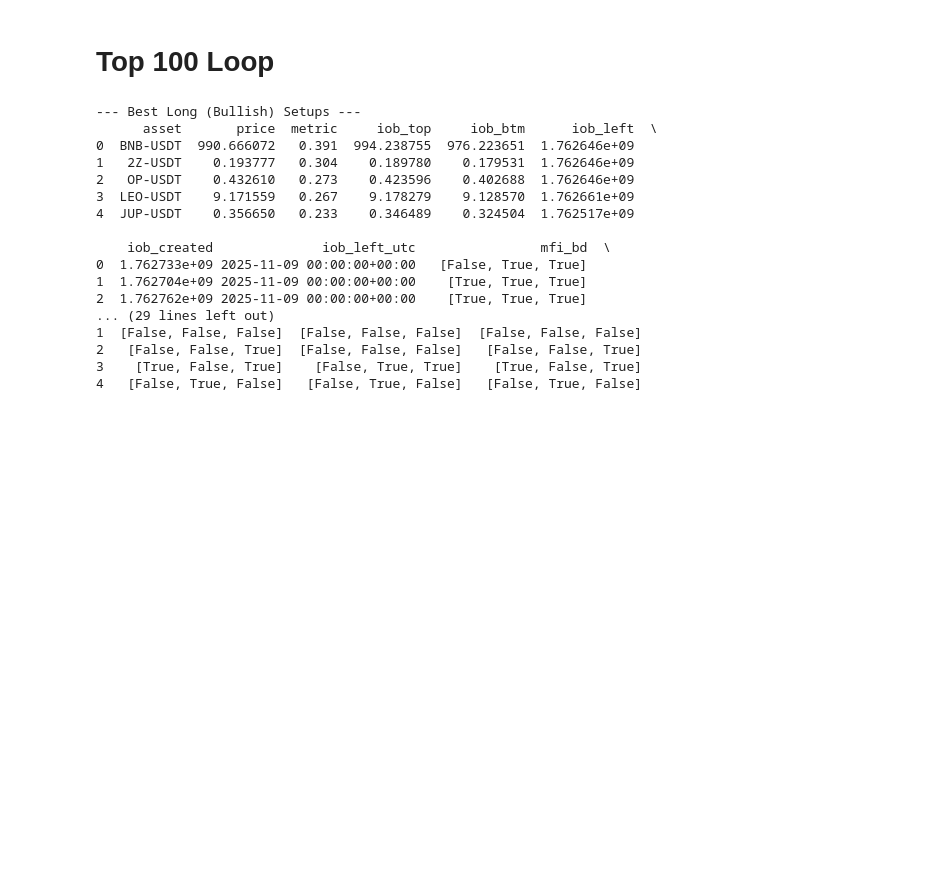
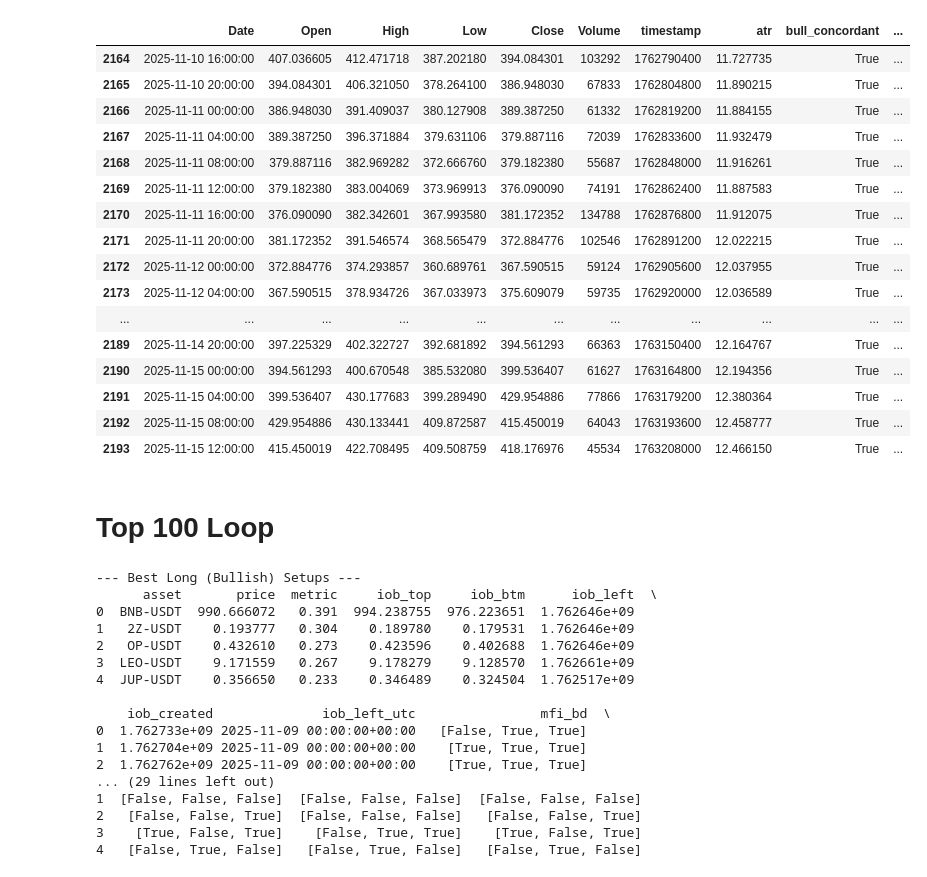
Before and after one commit to jemmyfebryan/radiatus-crypto, a Jupyter notebook: auto_order_block.ipynb, the cells around one changed output. Drawn from its saved outputs; the diff is of its cells as text; code cells hidden in the pictures; blank space fills up the shorter version.

```diff
--- a/auto_order_block.ipynb
+++ b/auto_order_block.ipynb
@@ -78,0 +81,20 @@ df_iob.tail(25)
+# %%
+df.tail(30)
+# %% [output]
+|  | Date | Open | High | Low | Close | Volume | timestamp | atr | bull_concordant | ... |
+| 2164 | 2025-11-10 16:00:00 | 407.036605 | 412.471718 | 387.202180 | 394.084301 | 103292 | 1762790400 | 11.727735 | True | ... |
+| 2165 | 2025-11-10 20:00:00 | 394.084301 | 406.321050 | 378.264100 | 386.948030 | 67833 | 1762804800 | 11.890215 | True | ... |
+| 2166 | 2025-11-11 00:00:00 | 386.948030 | 391.409037 | 380.127908 | 389.387250 | 61332 | 1762819200 | 11.884155 | True | ... |
+| 2167 | 2025-11-11 04:00:00 | 389.387250 | 396.371884 | 379.631106 | 379.887116 | 72039 | 1762833600 | 11.932479 | True | ... |
+| 2168 | 2025-11-11 08:00:00 | 379.887116 | 382.969282 | 372.666760 | 379.182380 | 55687 | 1762848000 | 11.916261 | True | ... |
+| 2169 | 2025-11-11 12:00:00 | 379.182380 | 383.004069 | 373.969913 | 376.090090 | 74191 | 1762862400 | 11.887583 | True | ... |
+| 2170 | 2025-11-11 16:00:00 | 376.090090 | 382.342601 | 367.993580 | 381.172352 | 134788 | 1762876800 | 11.912075 | True | ... |
+| 2171 | 2025-11-11 20:00:00 | 381.172352 | 391.546574 | 368.565479 | 372.884776 | 102546 | 1762891200 | 12.022215 | True | ... |
+| 2172 | 2025-11-12 00:00:00 | 372.884776 | 374.293857 | 360.689761 | 367.590515 | 59124 | 1762905600 | 12.037955 | True | ... |
+| 2173 | 2025-11-12 04:00:00 | 367.590515 | 378.934726 | 367.033973 | 375.609079 | 59735 | 1762920000 | 12.036589 | True | ... |
+| ... | ... | ... | ... | ... | ... | ... | ... | ... | ... | ... |
+| 2189 | 2025-11-14 20:00:00 | 397.225329 | 402.322727 | 392.681892 | 394.561293 | 66363 | 1763150400 | 12.164767 | True | ... |
+| 2190 | 2025-11-15 00:00:00 | 394.561293 | 400.670548 | 385.532080 | 399.536407 | 61627 | 1763164800 | 12.194356 | True | ... |
+| 2191 | 2025-11-15 04:00:00 | 399.536407 | 430.177683 | 399.289490 | 429.954886 | 77866 | 1763179200 | 12.380364 | True | ... |
+| 2192 | 2025-11-15 08:00:00 | 429.954886 | 430.133441 | 409.872587 | 415.450019 | 64043 | 1763193600 | 12.458777 | True | ... |
+| 2193 | 2025-11-15 12:00:00 | 415.450019 | 422.708495 | 409.508759 | 418.176976 | 45534 | 1763208000 | 12.466150 | True | ... |
```
Also changed, not shown: parts of 5 cells of this notebook, 8 other files.
